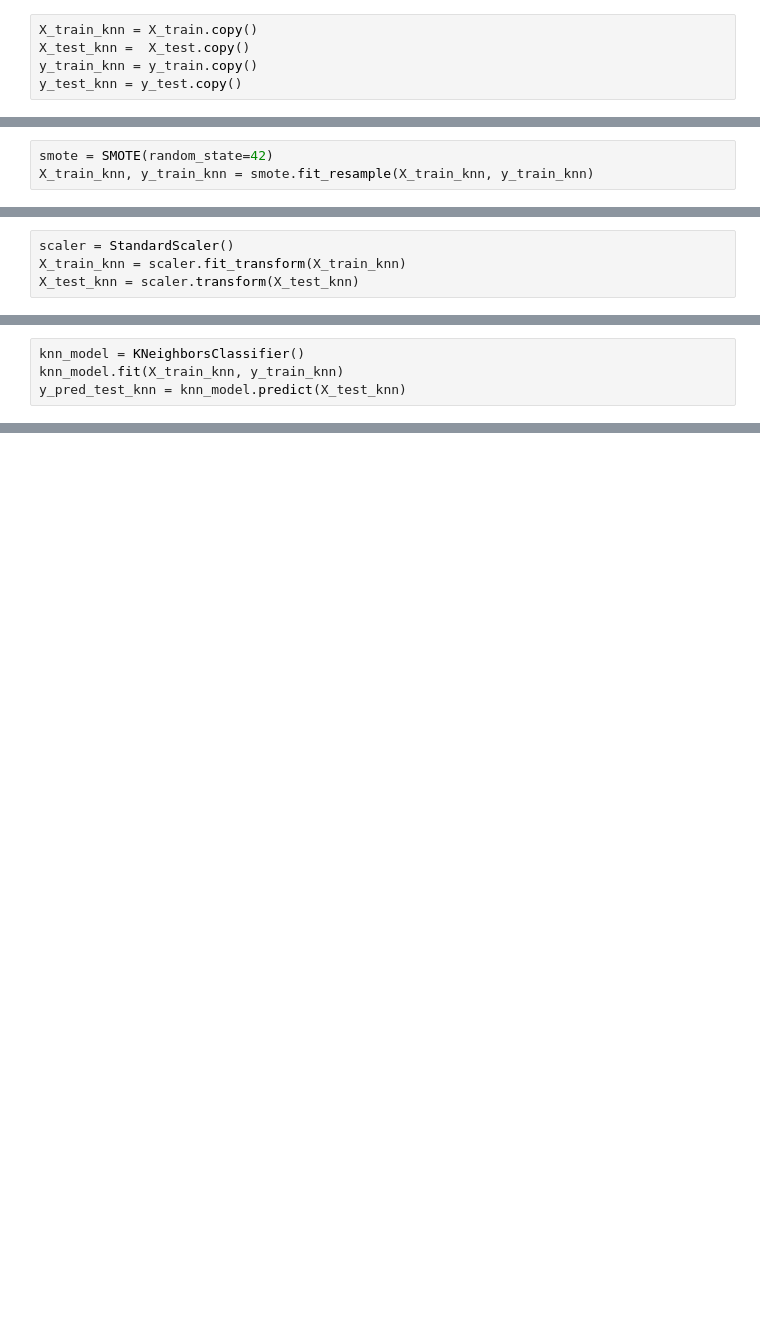
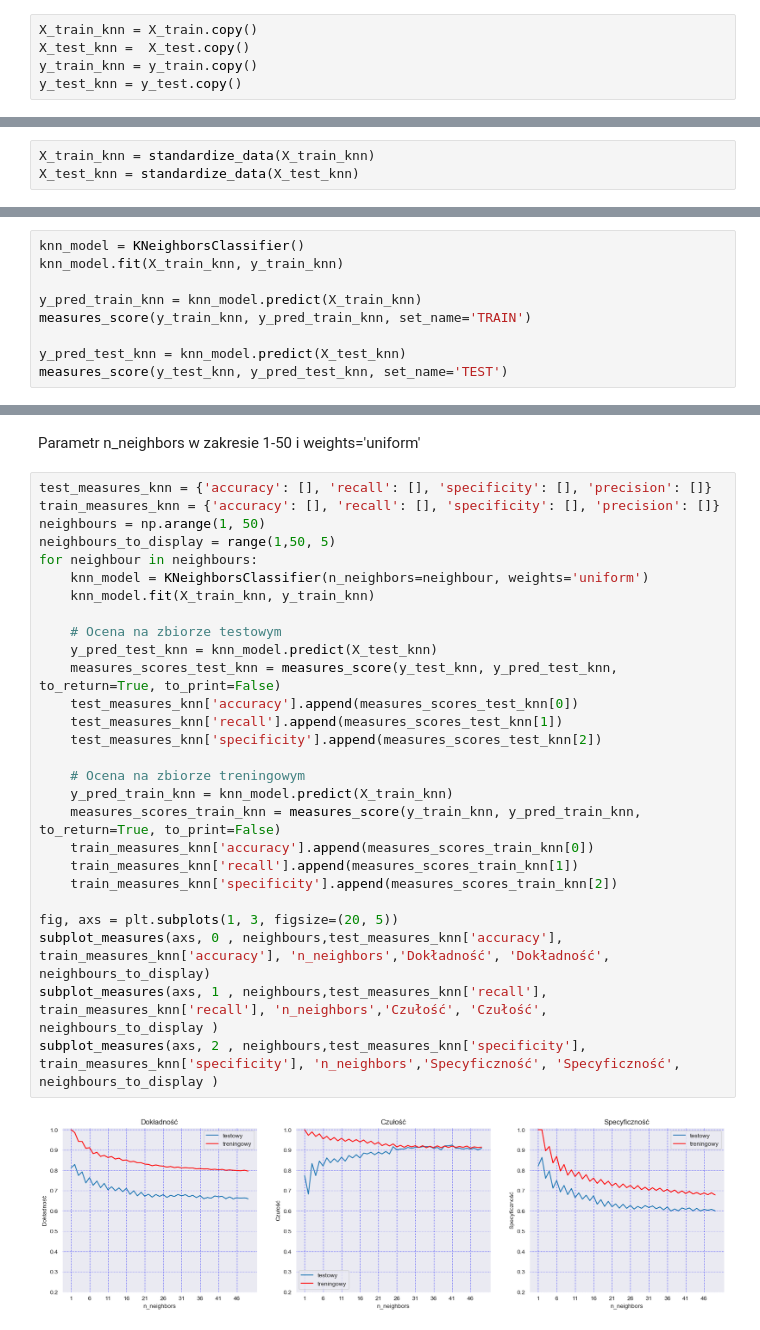
Before and after one commit to kKita9/ProjektUM, a Jupyter notebook: projekt_um_Krotkiewicz_Kita.ipynb, the cells around one changed output, grey strips where cells are left out. Cells and saved outputs as stored; diff of their text form; blank space fills up the shorter version.

Commit message:
czesc metody KNN -  problem z przeuczeniem modeli

```diff
--- a/projekt_um_Krotkiewicz_Kita.ipynb
+++ b/projekt_um_Krotkiewicz_Kita.ipynb
@@ -1036,3 +893,0 @@ Balansowanie zbioru treningowego -  oversampling
-# %%
-smote = SMOTE(random_state=42)
-X_train_knn, y_train_knn = smote.fit_resample(X_train_knn, y_train_knn)
@@ -1041,4 +894,3 @@ Standaryzacja zmiennych
-# %%
-scaler = StandardScaler()
-X_train_knn = scaler.fit_transform(X_train_knn)
-X_test_knn = scaler.transform(X_test_knn)
+# %%
+X_train_knn = standardize_data(X_train_knn)
+X_test_knn = standardize_data(X_test_knn)
@@ -1045,4 +899,9 @@ X_test_knn = scaler.transform(X_test_knn)
 # %%
 knn_model = KNeighborsClassifier()
 knn_model.fit(X_train_knn, y_train_knn)
+
+y_pred_train_knn = knn_model.predict(X_train_knn)
+measures_score(y_train_knn, y_pred_train_knn, set_name='TRAIN')
+
 y_pred_test_knn = knn_model.predict(X_test_knn)
+measures_score(y_test_knn, y_pred_test_knn, set_name='TEST')
@@ -1048,0 +911,31 @@ y_pred_test_knn = knn_model.predict(X_test_knn)
+# %% [markdown]
+Parametr n_neighbors w zakresie 1-50 i weights='uniform'
+# %%
+test_measures_knn = {'accuracy': [], 'recall': [], 'specificity': [], 'precision': []}
+train_measures_knn = {'accuracy': [], 'recall': [], 'specificity': [], 'precision': []}
+neighbours = np.arange(1, 50)
+neighbours_to_display = range(1,50, 5)
+for neighbour in neighbours:
+    knn_model = KNeighborsClassifier(n_neighbors=neighbour, weights='uniform')
+    knn_model.fit(X_train_knn, y_train_knn)
+
+    # Ocena na zbiorze testowym
+    y_pred_test_knn = knn_model.predict(X_test_knn)
+    measures_scores_test_knn = measures_score(y_test_knn, y_pred_test_knn, to_return=True, to_print=False)
+    test_measures_knn['accuracy'].append(measures_scores_test_knn[0])
+    test_measures_knn['recall'].append(measures_scores_test_knn[1])
+    test_measures_knn['specificity'].append(measures_scores_test_knn[2])
+
+    # Ocena na zbiorze treningowym
+    y_pred_train_knn = knn_model.predict(X_train_knn)
+    measures_scores_train_knn = measures_score(y_train_knn, y_pred_train_knn, to_return=True, to_print=False)
+    train_measures_knn['accuracy'].append(measures_scores_train_knn[0])
+    train_measures_knn['recall'].append(measures_scores_train_knn[1])
+    train_measures_knn['specificity'].append(measures_scores_train_knn[2])
+
+fig, axs = plt.subplots(1, 3, figsize=(20, 5))
+subplot_measures(axs, 0 , neighbours,test_measures_knn['accuracy'], train_measures_knn['accuracy'], 'n_neighbors','Dokładność', 'Dokładność',  neighbours_to_display)
+subplot_measures(axs, 1 , neighbours,test_measures_knn['recall'], train_measures_knn['recall'], 'n_neighbors','Czułość', 'Czułość',  neighbours_to_display )
+subplot_measures(axs, 2 , neighbours,test_measures_knn['specificity'], train_measures_knn['specificity'], 'n_neighbors','Specyficzność', 'Specyficzność',  neighbours_to_display )
+# %% [output]
+[figure, added]
```
Also changed, not shown: parts of 27 cells of this notebook.
